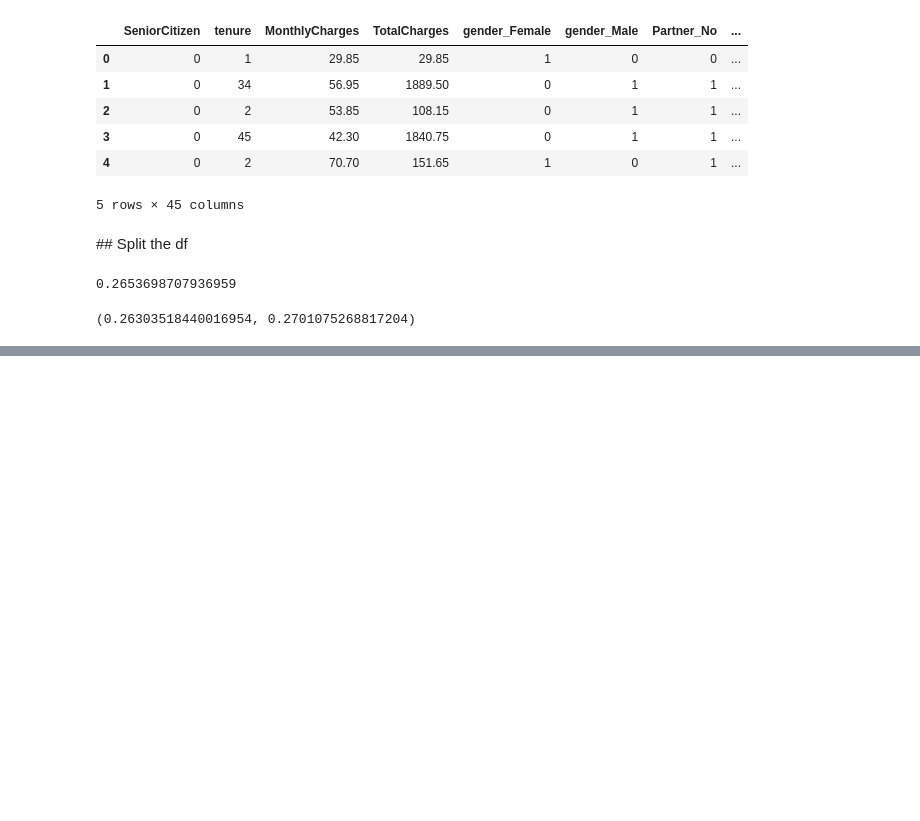
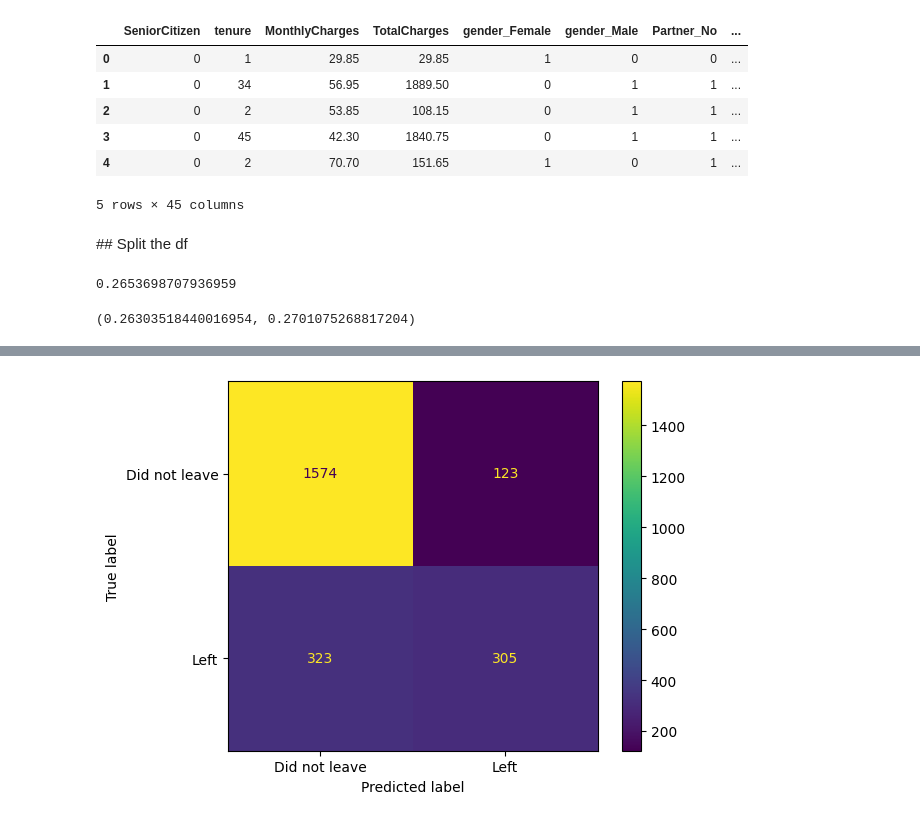
Before and after one commit to 1giacomo/pytorch-notebooks, a Jupyter notebook: XGBoost_Telco_Clients.ipynb, the cells around one changed output, grey strips where cells are left out. Saved outputs shown, nothing was run; the diff lists cells and outputs as text; code cells hidden in the pictures; blank space fills up the shorter version.

Commit message:
add the confusion matrix

```diff
--- a/XGBoost_Telco_Clients.ipynb
+++ b/XGBoost_Telco_Clients.ipynb
@@ -163,0 +166,7 @@ sum(y_train) / len(y_train), sum(y_test) / len(y_test)
+# %%
+clf_xgb = xgb.XGBClassifier(objective='binary:logistic', missing=1, seed=42)
+clf_xgb.fit(X_train,
+            y_train,
+            early_stopping_rounds=10,
+            eval_metric='aucpr',
+            eval_set=[(X_test, y_test)])
@@ -163,0 +200,7 @@ sum(y_train) / len(y_train), sum(y_test) / len(y_test)
+# %%
+import matplotlib.pyplot as plt
+ConfusionMatrixDisplay.from_estimator(
+    clf_xgb, X_test, y_test, values_format='d', display_labels=['Did not leave', 'Left'])
+plt.show()
+# %% [output]
+[figure, added]
```
Also changed, not shown: parts of 3 cells of this notebook.
